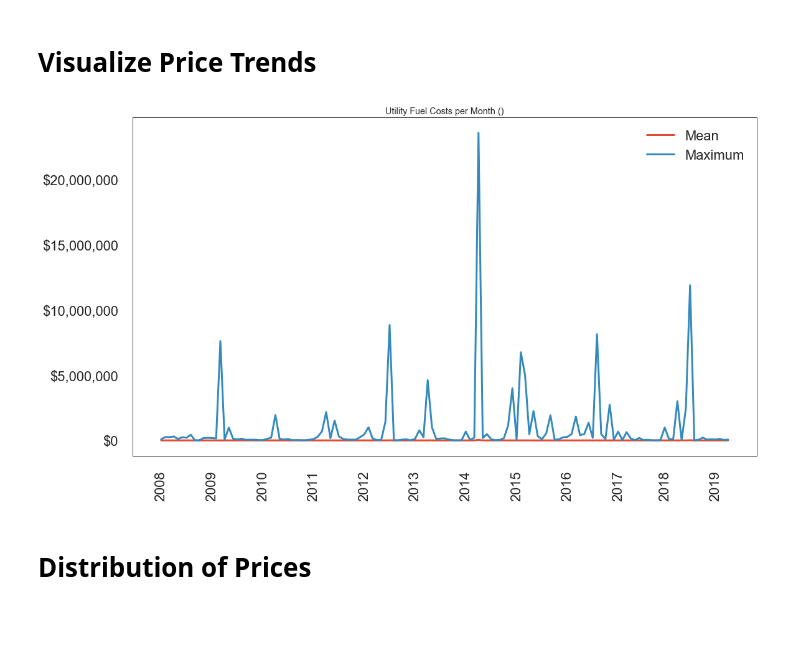
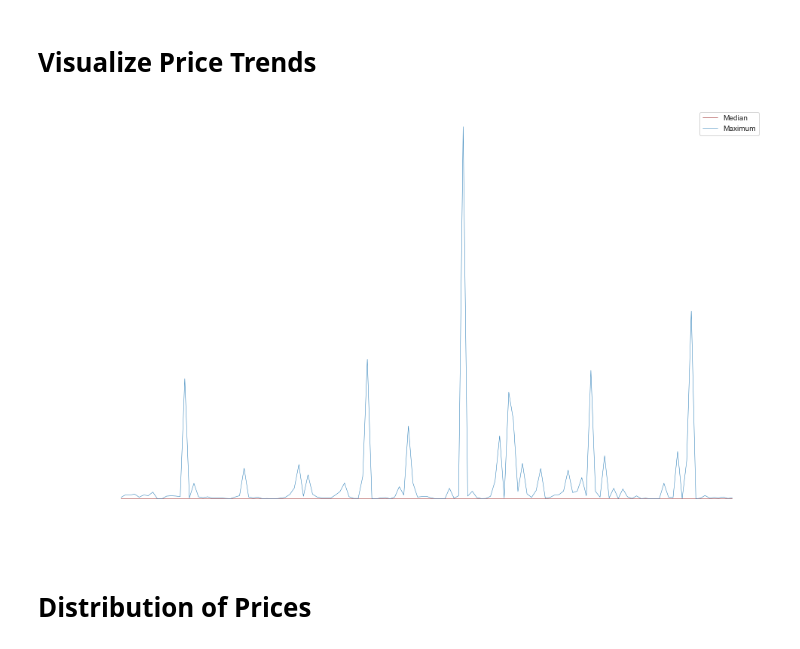
Before and after one commit to ortsed/eia-fuel-costs, a Jupyter notebook: 7-Analysis-and-Viz.ipynb, the cells around one changed output. Cells and saved outputs as stored; diff of their text form; code cells hidden in the pictures; blank space fills up the shorter version.

```diff
--- a/7-Analysis-and-Viz.ipynb
+++ b/7-Analysis-and-Viz.ipynb
@@ -61,39 +61,44 @@ df.sort_values(by="fuel_cost", ascending=False)[["fuel_group", "fuel_cost"]][0:1
 | 98317 | Natural Gas | 7602378.4 |
 # %% [markdown]
 # Visualize Price Trends
+# %%
+median = df.groupby("year_month").median()
+max_ = df.groupby("year_month").max()
 # %%
 sns.set_style("white")
 
 fig = plt.figure(figsize=(16,10))
 plt.xticks(rotation=90)
 
-labels = list(mean.index)
+labels = list(median.index)
 
 for i,label in enumerate(labels):
     if "-" in label:
         if int(label.split("-")[1]) == 1:
             labels[i] = label.split("-")[0]
         else:
             labels[i] = ""
 
 
 
-a1 = sns.lineplot(mean.index, mean["fuel_cost"], label="Mean")
-a2 = sns.lineplot(max_.index, max_["fuel_cost"], label="Maximum")
+a1 = sns.lineplot(median.index, median["fuel_cost"], label="Median", color="darkred", linewidth=.5)
+a2 = sns.lineplot(max_.index, max_["fuel_cost"], label="Maximum", palette="darkgrey", linewidth=.5 )
 
 plt.legend()
 
 plt.xlabel("")
 plt.ylabel("")
 yticks = list(plt.yticks())
 
 yticks = ['${:,}'.format(int(label)) for label in yticks[0]]
 a1.set_yticklabels(yticks)
 
-plt.title("Utility Fuel Costs per Month ()")
+plt.axis('off')
+
+#plt.title("Utility Fuel Costs per Month")
 blah = a1.set_xticklabels(labels)
 # %% [output]
-[figure, old version]
+[figure, new version]
 # %% [markdown]
 # Distribution of Prices
 # %%
```
Also changed, not shown: parts of 12 cells of this notebook, 18 other files.
